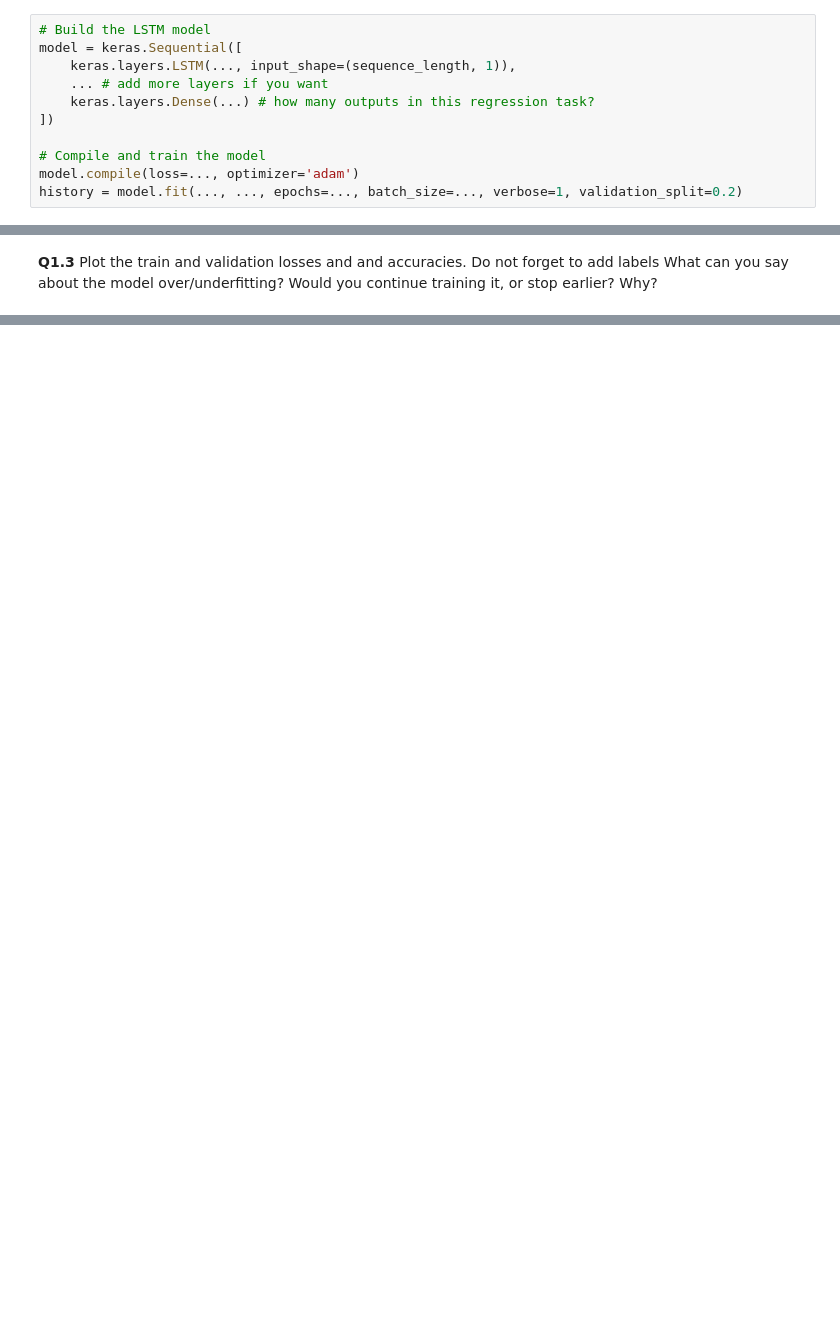
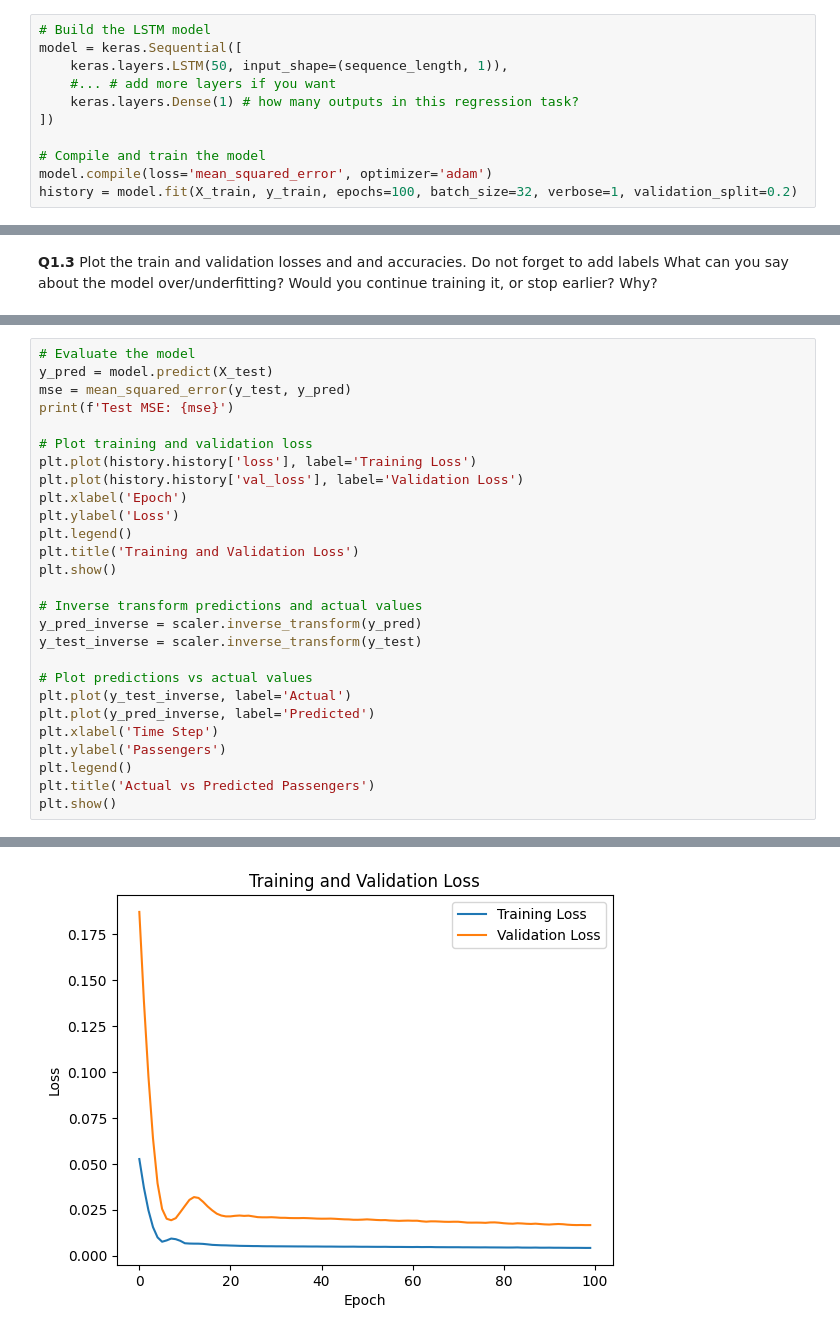
Before and after one commit to sergeGITH/TS, a Jupyter notebook: TMDL_2024_25_Assignment_4,_Qs_only.ipynb, the cells around one changed output, grey strips where cells are left out. Saved outputs shown, nothing was run; the diff lists cells and outputs as text; blank space fills up the shorter version.

```diff
--- a/TMDL_2024_25_Assignment_4,_Qs_only.ipynb
+++ b/TMDL_2024_25_Assignment_4,_Qs_only.ipynb
@@ -181,11 +217,11 @@ X_test = np.reshape(X_test, (X_test.shape[0], X_test.shape[1], 1))
 # %%
 # Build the LSTM model
 model = keras.Sequential([
-    keras.layers.LSTM(..., input_shape=(sequence_length, 1)),
-    ... # add more layers if you want
-    keras.layers.Dense(...) # how many outputs in this regression task?
+    keras.layers.LSTM(50, input_shape=(sequence_length, 1)),
+    #... # add more layers if you want
+    keras.layers.Dense(1) # how many outputs in this regression task?
 ])
 
 # Compile and train the model
-model.compile(loss=..., optimizer='adam')
-history = model.fit(..., ..., epochs=..., batch_size=..., verbose=1, validation_split=0.2)
+model.compile(loss='mean_squared_error', optimizer='adam')
+history = model.fit(X_train, y_train, epochs=100, batch_size=32, verbose=1, validation_split=0.2)
@@ -197,0 +251,28 @@ history = model.fit(..., ..., epochs=..., batch_size=..., verbose=1, validation_
+# %%
+# Evaluate the model
+y_pred = model.predict(X_test)
+mse = mean_squared_error(y_test, y_pred)
+print(f'Test MSE: {mse}')
+
+# Plot training and validation loss
+plt.plot(history.history['loss'], label='Training Loss')
+plt.plot(history.history['val_loss'], label='Validation Loss')
+plt.xlabel('Epoch')
+plt.ylabel('Loss')
+plt.legend()
+plt.title('Training and Validation Loss')
+plt.show()
+
+# Inverse transform predictions and actual values
+y_pred_inverse = scaler.inverse_transform(y_pred)
+y_test_inverse = scaler.inverse_transform(y_test)
+
+# Plot predictions vs actual values
+plt.plot(y_test_inverse, label='Actual')
+plt.plot(y_pred_inverse, label='Predicted')
+plt.xlabel('Time Step')
+plt.ylabel('Passengers')
+plt.legend()
+plt.title('Actual vs Predicted Passengers')
+plt.show()
+# %% [output]
@@ -197,0 +281 @@ history = model.fit(..., ..., epochs=..., batch_size=..., verbose=1, validation_
+[figure, added]
```
Also changed, not shown: parts of 12 cells of this notebook.
